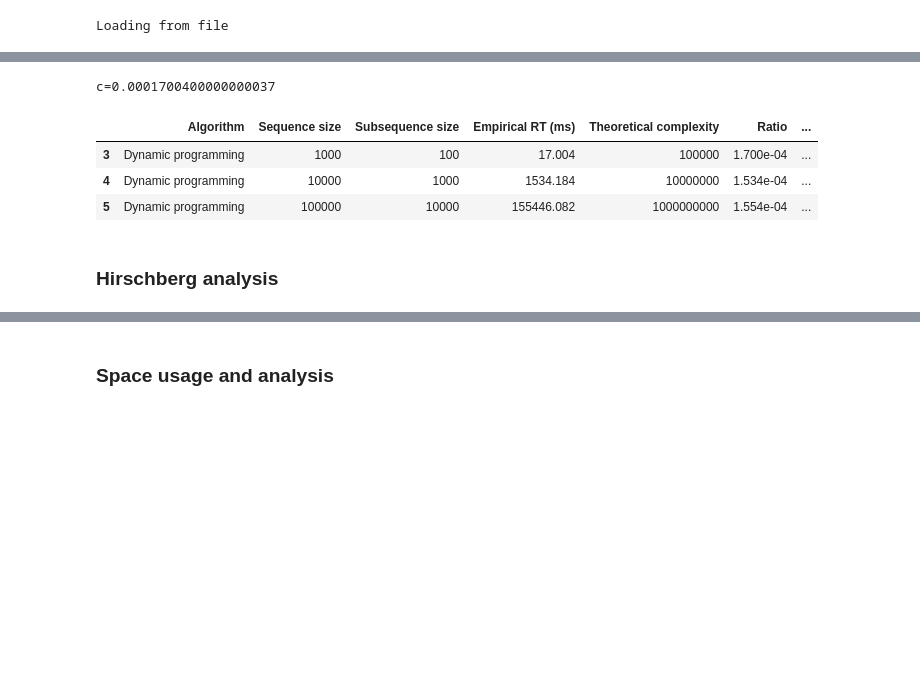
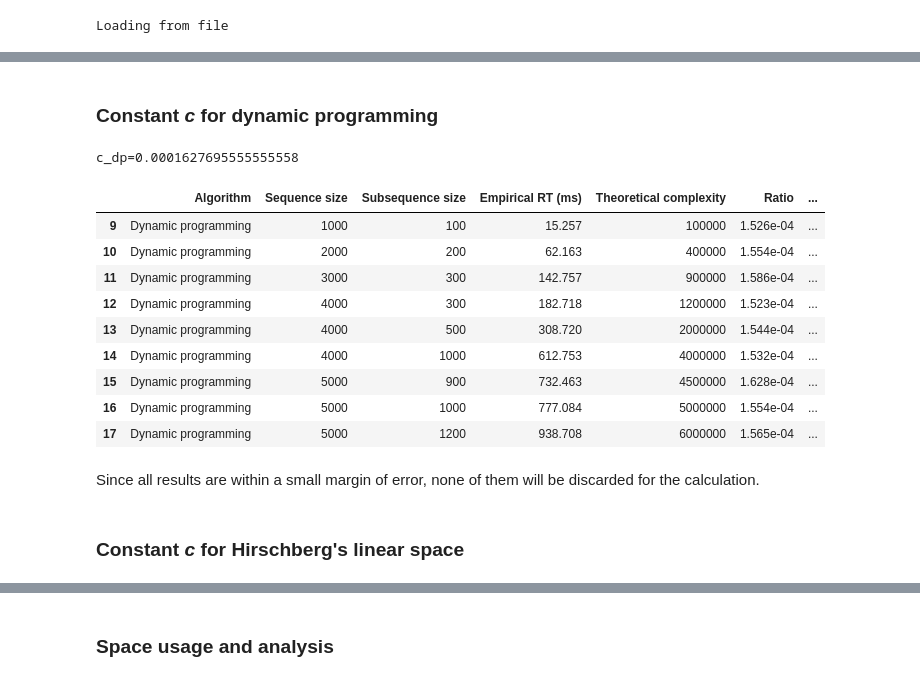
Before and after one commit to fau-masters-collected-works-cgarbin/cot6405-analysis-of-algorithms, a Jupyter notebook: longest-common-subsequence/lcs-experiments.ipynb, the cells around one changed output, grey strips where cells are left out. Saved outputs shown, nothing was run; the diff lists cells and outputs as text; code cells hidden in the pictures; blank space fills up the shorter version.

Commit message:
Calculate constant c

```diff
--- a/longest-common-subsequence/lcs-experiments.ipynb
+++ b/longest-common-subsequence/lcs-experiments.ipynb
@@ -369,5 +381,5 @@ importlib.reload(m);
 # %%
-rt_results_raw, rt_results_summary = m.runtime(verbose=1, file='runtime')
+rt_results_raw, rt_results_summary = m.runtime(verbose=1, file='runtime-phase1')
 # %% [output]
 Loading from file
 # %% [markdown]
@@ -384,7 +402,7 @@ DNA is represented by a combination of four letter, A, C, G, and T. With this sm
 
 > Add an experiment with full alphabet, small and capital letters, plus numbers.
 # %%
-rt_bf, c = m.add_analysis(rt_results_summary, m.ALG_BRUTE_FORCE)
-print('c={}'.format(c))
+rt_bf, c_bf = m.add_analysis(rt_results_summary, m.ALG_BRUTE_FORCE)
+print('c_bf={}'.format(c_bf))
 display(rt_bf)
 # %% [output]
@@ -398,13 +424,23 @@ c=4.930380657640854e-32
+# %% [markdown]
+###  Constant _c_ for dynamic programming
 # %%
-rt_dp, c = m.add_analysis(rt_results_summary, m.ALG_DYNAMIC_PROGRAMMING)
-print('c={}'.format(c))
+rt_dp, c_dp = m.add_analysis(rt_results_summary, m.ALG_DYNAMIC_PROGRAMMING)
+print('c_dp={}'.format(c_dp))
 display(rt_dp)
 # %% [output]
-c=0.0001700400000000037
+c_dp=0.0001627695555555558
 |  | Algorithm | Sequence size | Subsequence size | Empirical RT (ms) | Theoretical complexity | Ratio | ... |
-| 3 | Dynamic programming | 1000 | 100 | 17.004 | 100000 | 1.700e-04 | ... |
-| 4 | Dynamic programming | 10000 | 1000 | 1534.184 | 10000000 | 1.534e-04 | ... |
-| 5 | Dynamic programming | 100000 | 10000 | 155446.082 | 1000000000 | 1.554e-04 | ... |
+| 9 | Dynamic programming | 1000 | 100 | 15.257 | 100000 | 1.526e-04 | ... |
+| 10 | Dynamic programming | 2000 | 200 | 62.163 | 400000 | 1.554e-04 | ... |
+| 11 | Dynamic programming | 3000 | 300 | 142.757 | 900000 | 1.586e-04 | ... |
+| 12 | Dynamic programming | 4000 | 300 | 182.718 | 1200000 | 1.523e-04 | ... |
+| 13 | Dynamic programming | 4000 | 500 | 308.720 | 2000000 | 1.544e-04 | ... |
+| 14 | Dynamic programming | 4000 | 1000 | 612.753 | 4000000 | 1.532e-04 | ... |
+| 15 | Dynamic programming | 5000 | 900 | 732.463 | 4500000 | 1.628e-04 | ... |
+| 16 | Dynamic programming | 5000 | 1000 | 777.084 | 5000000 | 1.554e-04 | ... |
+| 17 | Dynamic programming | 5000 | 1200 | 938.708 | 6000000 | 1.565e-04 | ... |
-# %% [markdown]
-### Hirschberg analysis
+# %% [markdown]
+Since all results are within a small margin of error, none of them will be discarded for the calculation.
+# %% [markdown]
+###  Constant _c_ for Hirschberg's linear space
 # %%
```
Also changed, not shown: parts of 26 cells of this notebook.
